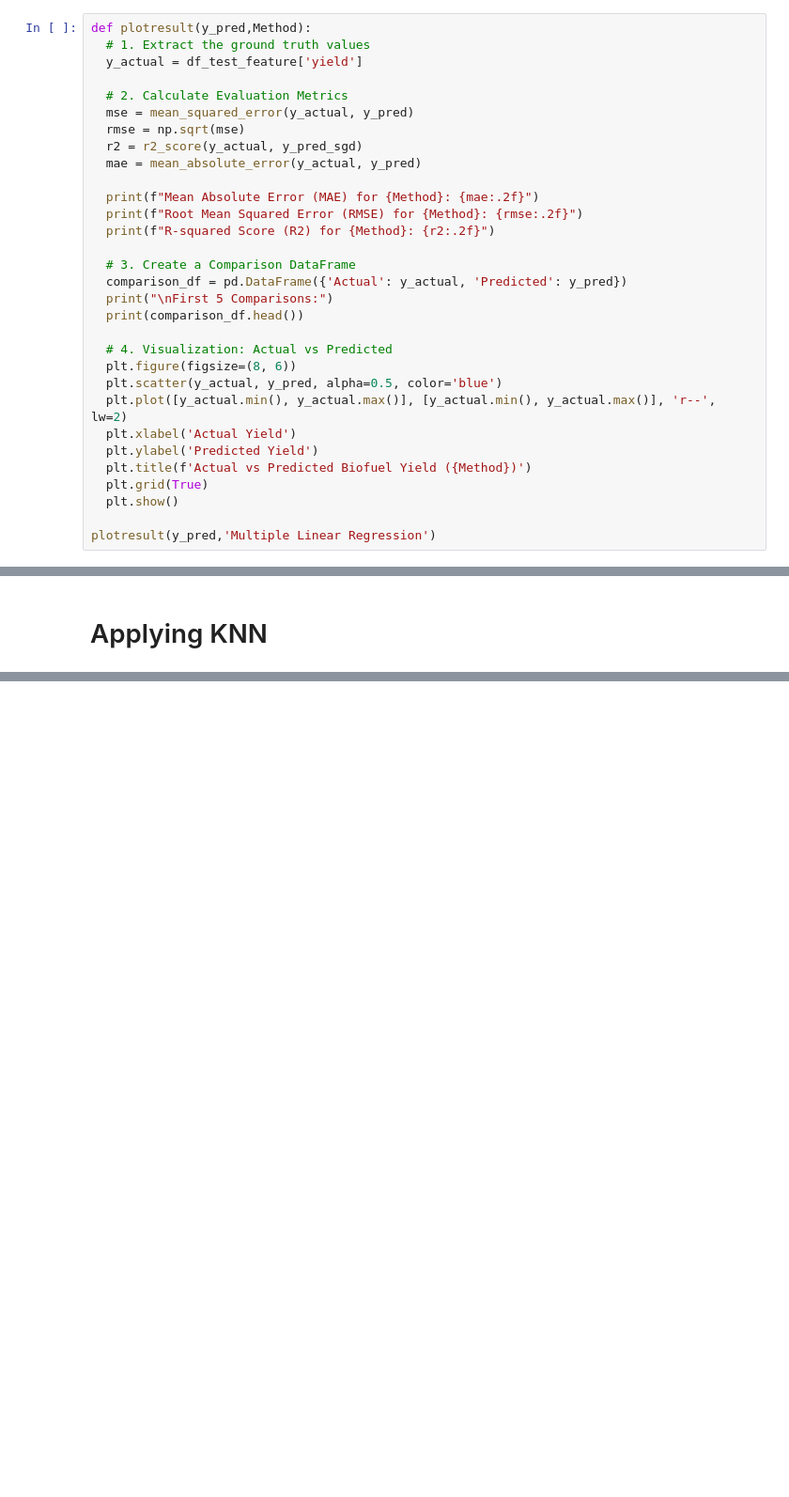
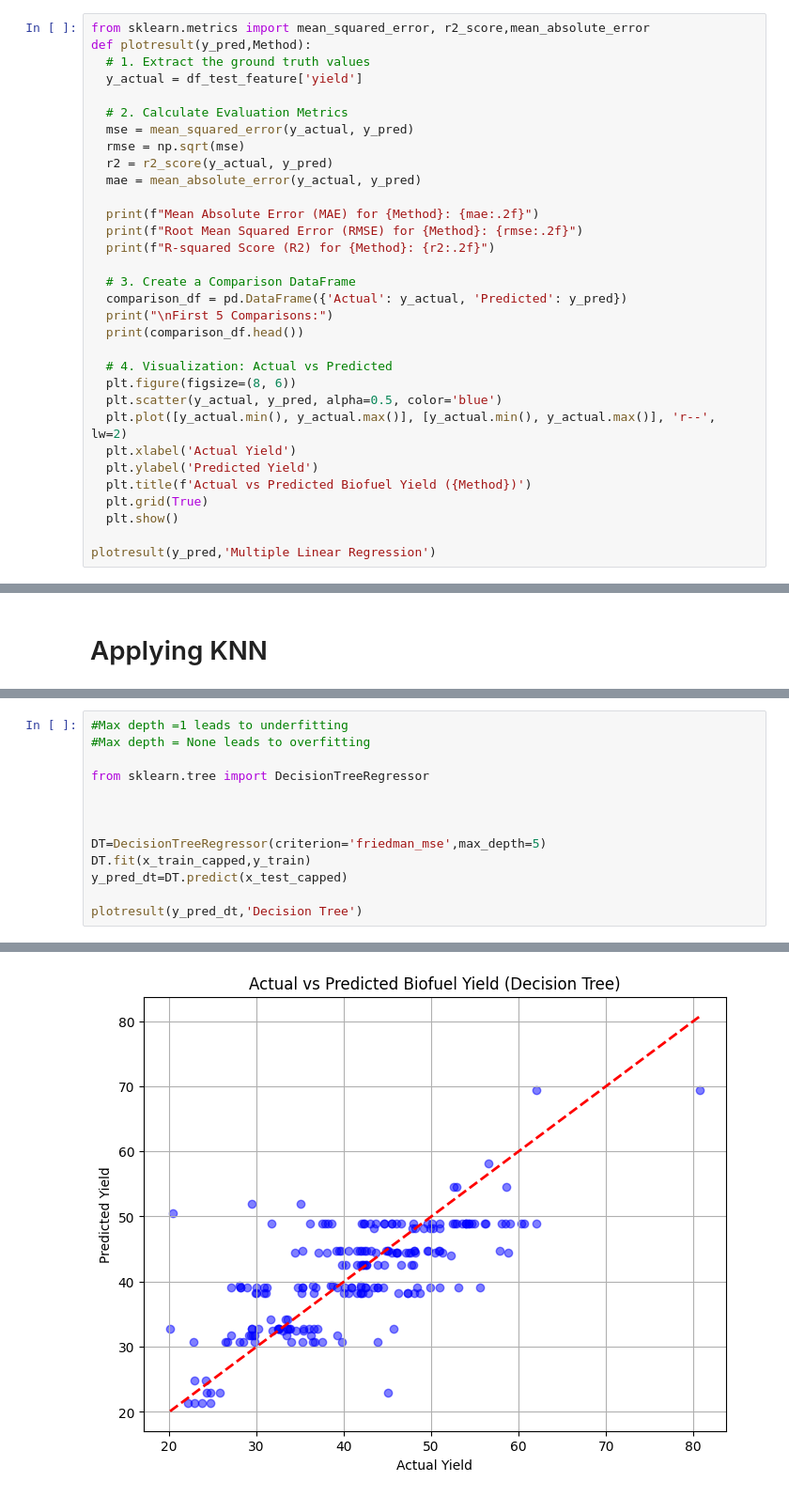
Before and after one commit to 17m301/BioFuel_YieldPrediction, a Jupyter notebook: Model.ipynb, the cells around one changed output, grey strips where cells are left out. Shown at 94% size. Cells and saved outputs as stored; diff of their text form; blank space fills up the shorter version.

```diff
--- a/Model.ipynb
+++ b/Model.ipynb
@@ -357,6 +403,7 @@ print(y_pred)
 # %% [markdown]
 R Squared Error and Mean Absolute Error
 # %%
+from sklearn.metrics import mean_squared_error, r2_score,mean_absolute_error
 def plotresult(y_pred,Method):
   # 1. Extract the ground truth values
   y_actual = df_test_feature['yield']
@@ -364,7 +411,7 @@ def plotresult(y_pred,Method):
   # 2. Calculate Evaluation Metrics
   mse = mean_squared_error(y_actual, y_pred)
   rmse = np.sqrt(mse)
-  r2 = r2_score(y_actual, y_pred_sgd)
+  r2 = r2_score(y_actual, y_pred)
   mae = mean_absolute_error(y_actual, y_pred)
 
   print(f"Mean Absolute Error (MAE) for {Method}: {mae:.2f}")
@@ -506,0 +556,14 @@ First 5 Comparisons:
+# %%
+#Max depth =1 leads to underfitting
+#Max depth = None leads to overfitting
+
+from sklearn.tree import DecisionTreeRegressor
+
+
+
+DT=DecisionTreeRegressor(criterion='friedman_mse',max_depth=5)
+DT.fit(x_train_capped,y_train)
+y_pred_dt=DT.predict(x_test_capped)
+
+plotresult(y_pred_dt,'Decision Tree')
+# %% [output]
@@ -506,0 +581 @@ First 5 Comparisons:
+[figure, added]
```
Also changed, not shown: parts of 19 cells of this notebook.
